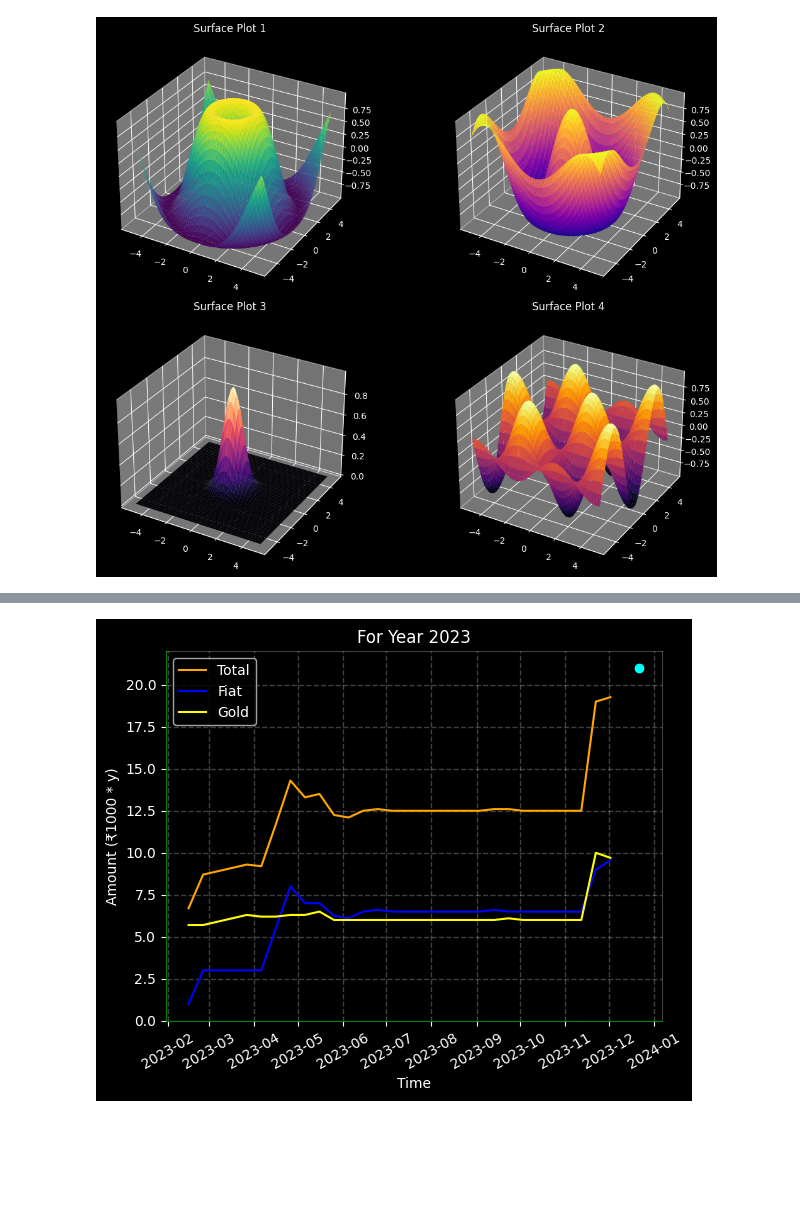
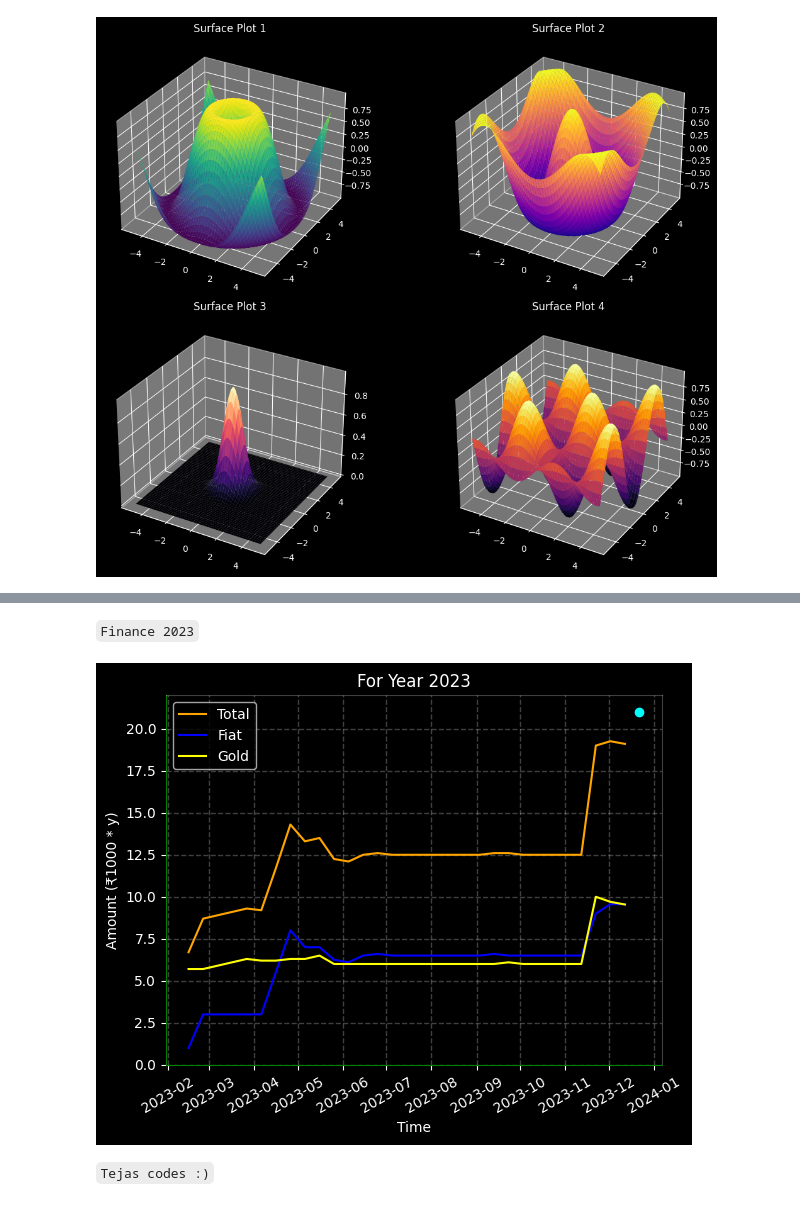
Before and after one commit to multiverseweb/cheatsheets, a Jupyter notebook: Matplotlib_tejas.ipynb, the cells around one changed output, grey strips where cells are left out. Drawn from its saved outputs; the diff is of its cells as text; code cells hidden in the pictures; blank space fills up the shorter version.

```diff
--- a/Matplotlib_tejas.ipynb
+++ b/Matplotlib_tejas.ipynb
@@ -374,3 +383,5 @@ Enter y5:  8
+# %% [markdown]
+`Finance 2023`
 # %%
 import matplotlib
 from matplotlib import pyplot as plt
@@ -378,33 +389,35 @@ import numpy as np
 from datetime import datetime, timedelta
 t = np.arange(datetime(2023,2,15), datetime(2023,12,25), timedelta(days=10)).astype(datetime)
 #style.use("ggplot")
 plt.style.use('dark_background')
 a = [1,3,3,3,3,3,5.5,8,7,7,6.25,6.1,6.5,6.6,6.5,6.5,6.5,6.5,6.5,6.5,6.5,6.6,6.5,6.5,6.5,6.5,6.5,6.5,9,9.56,9.56,None]
 b = [5.7,5.7,5.9,6.1,6.3,6.2,6.2,6.3,6.3,6.5,6,6,6,6,6,6,6,6,6,6,6,6,6.1,6,6,6,6,6,10,9.7,9.54,None]
 c=[]
 d=[]
 for i in range(31):
     d.append(None)
 d.append(21)
 last=[datetime(2023,12,25)]
-for i in range(30):
+for i in range(31):
     c.append(a[i]+b[i])
-c.extend([None,None])
+c.extend([None])
 fig, ax=plt.subplots()
 plt.plot(t,c, label="Total",color="orange")
 plt.plot(t,a, label="Fiat",color="blue")
 plt.plot(t,b, label="Gold",color="yellow")
 plt.legend(loc="upper left")
 plt.title("For Year 2023")
 plt.xlabel("Time")
 plt.ylabel("Amount (₹1000 * y)")
 plt.xticks(rotation=30)
 plt.scatter(t,d, label="Target",color='cyan')
 ax.spines['bottom'].set_color('green')
 ax.spines['top'].set_color('#ffffff40')
 ax.spines['right'].set_color('#ffffff40')
 ax.spines['left'].set_color('green')
 ax.grid(linestyle = "dashed",linewidth = 1, alpha = 0.25)
 plt.show()
 # %% [output]
-[figure, old version]
+[figure, new version]
+# %% [markdown]
+`Tejas codes :)`
```
Also changed, not shown: parts of 11 cells of this notebook.
